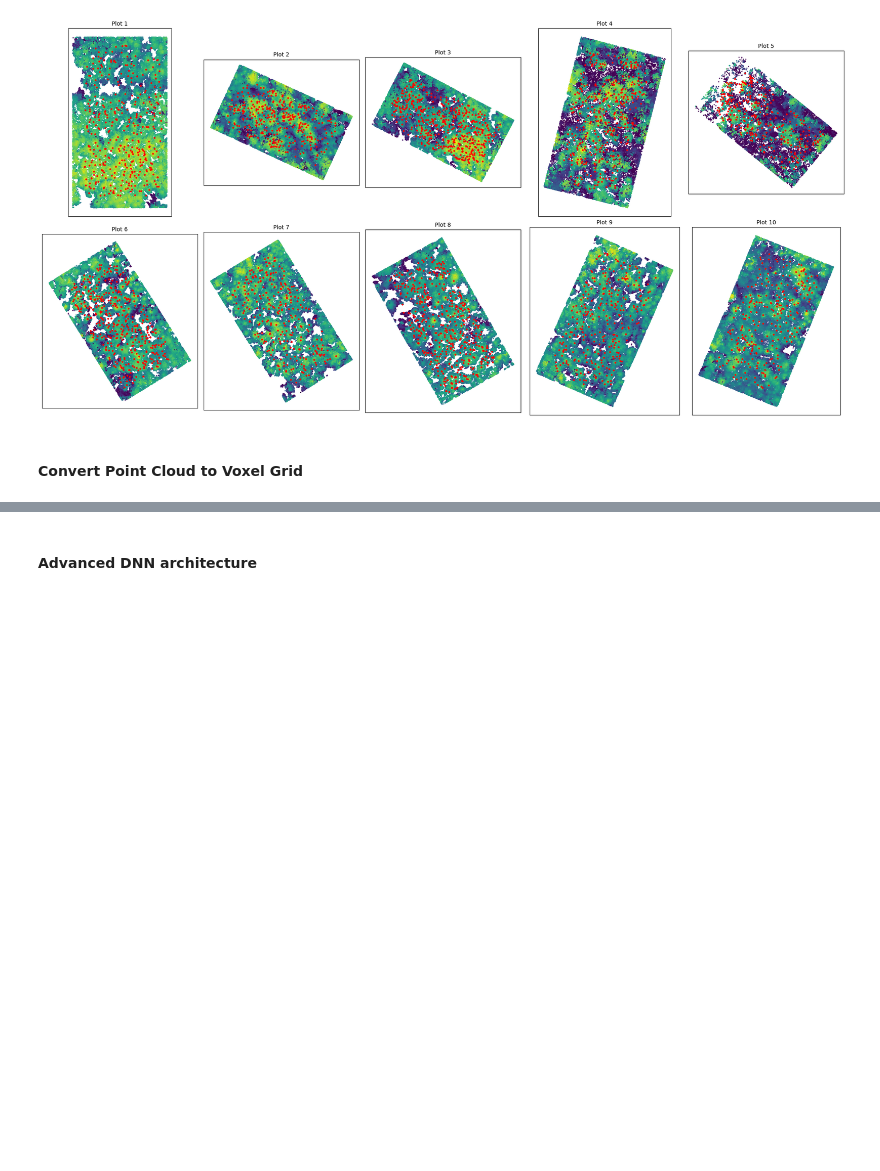
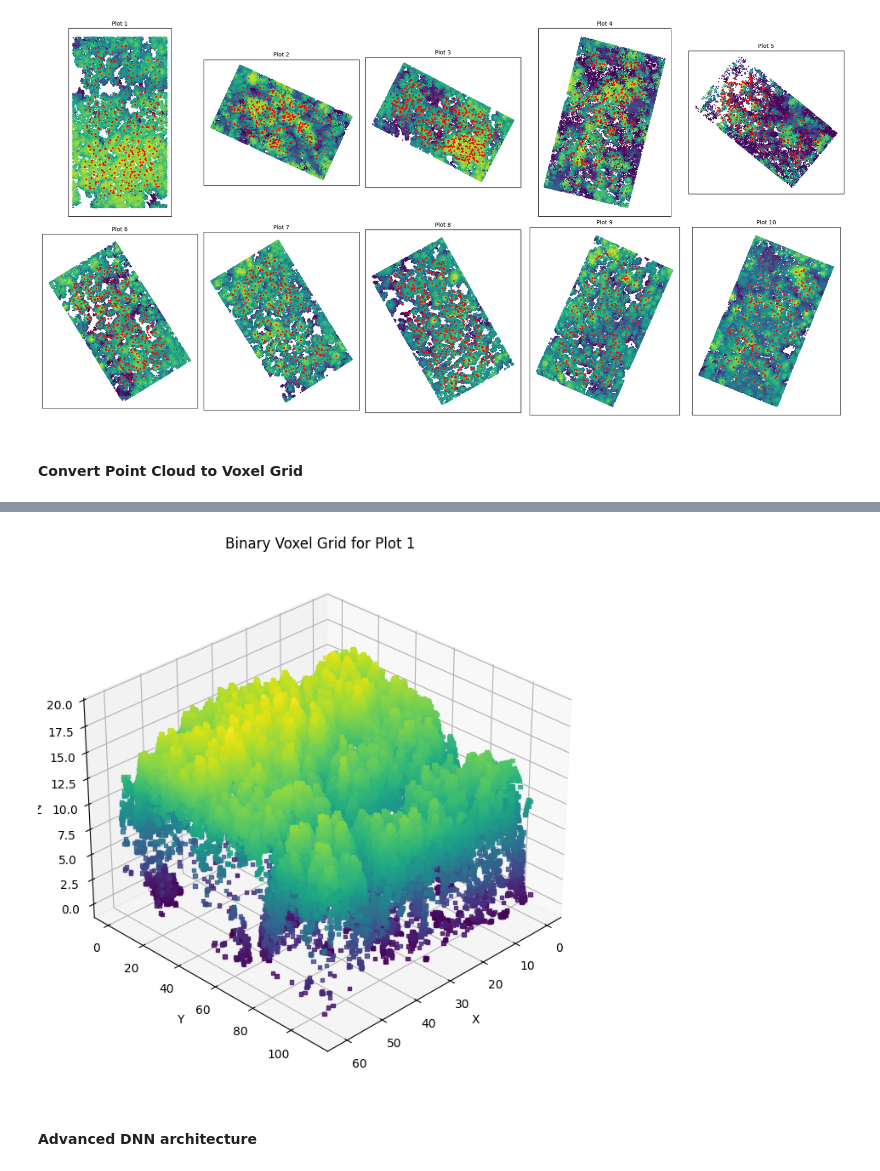
Before and after one commit to pariaighanian/LiDAR-Based-Tree-Detection, a Jupyter notebook: src/main.ipynb, the cells around one changed output, grey strips where cells are left out. Drawn from its saved outputs; the diff is of its cells as text; code cells hidden in the pictures; blank space fills up the shorter version.

Commit message:
convert pointcloud to voxel

```diff
--- a/src/main.ipynb
+++ b/src/main.ipynb
@@ -307,0 +325,18 @@ def calculate_metrics(group):
+# %%
+def voxel_grid_to_array(voxel_grid, voxel_size):
+    """
+    Convert an Open3D VoxelGrid into a binary 3D voxel grid.
+    """
+    # Get the grid indices of the occupied voxels
+    voxel_indices = np.array([voxel.grid_index for voxel in voxel_grid.get_voxels()])
+
+    # Compute the dimensions of the grid
+    bounding_box = voxel_grid.get_max_bound() - voxel_grid.get_min_bound()
+    grid_shape = np.ceil(bounding_box / voxel_size).astype(int)
+
+    # Create a binary 3D array (grid)
+    binary_grid = np.zeros(grid_shape, dtype=np.uint8)
+    for idx in voxel_indices:
+        binary_grid[tuple(idx)] = 1  # Mark the voxel as occupied
+
+    return binary_grid
@@ -516,3 +578,25 @@ plt.show()
 [figure]
 # %% [markdown]
 #### Convert Point Cloud to Voxel Grid
+# %%
+voxel_size = 0.1  # Size of the voxel in meters
+binary_voxel_arrays = []
+
+for i, points in enumerate(preprocessed_data):
+    # Create Open3D VoxelGrid
+    voxel_grid = point_cloud_to_voxel_grid(points, voxel_size=voxel_size)
+
+    # Convert to binary 3D array
+    binary_voxel_array = voxel_grid_to_array(voxel_grid, voxel_size)
+    binary_voxel_arrays.append(binary_voxel_array)
+
+    # Count the number of occupied voxels (where value == 1)
+    occupied_voxel_count = np.sum(binary_voxel_array)
+
+    # Print summary for the current plot
+    print(f"Plot {i + 1}:")
+    print(f"  Total Occupied Voxels: {occupied_voxel_count}")
+    print(f"  Voxel Array Shape (X, Y, Z): {binary_voxel_array.shape}\n")
+
+    # Save binary grid as a .npy file
+    np.save(f"../results/voxels/binary_voxel_grid_plot_{i + 1}.npy", binary_voxel_array)
@@ -519,3 +621,8 @@ plt.show()
+# %%
+#hhh
+visualize_binary_voxel_grid(binary_voxel_arrays[0], title="Binary Voxel Grid for Plot 1", voxel_size=0.1)
+# %% [output]
+[figure, added]
 # %% [markdown]
 #### Advanced DNN architecture
 # %% [markdown]
```
Also changed, not shown: parts of 5 cells of this notebook, 10 other files.
